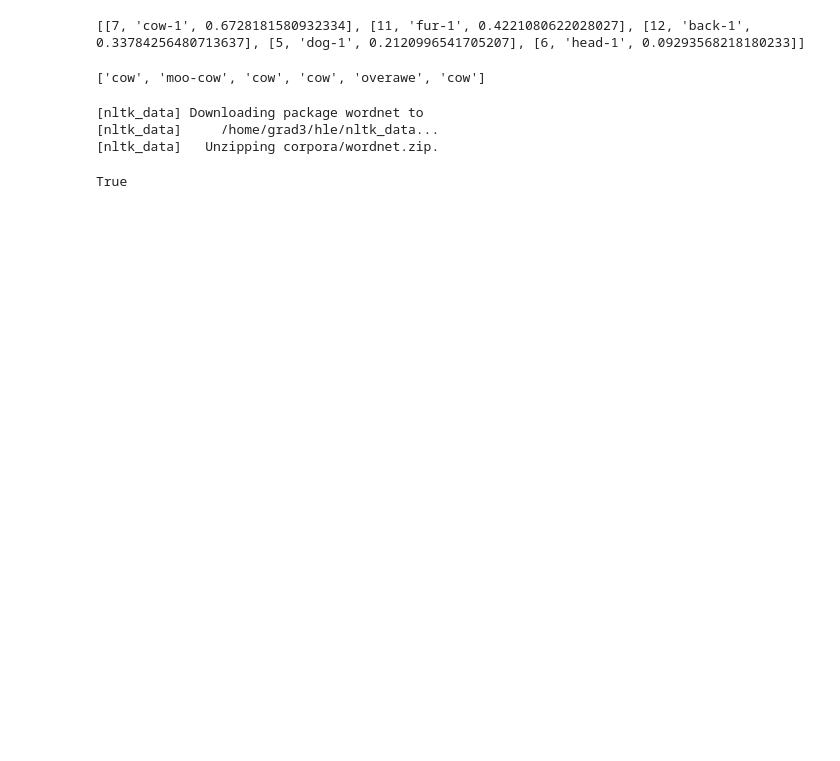
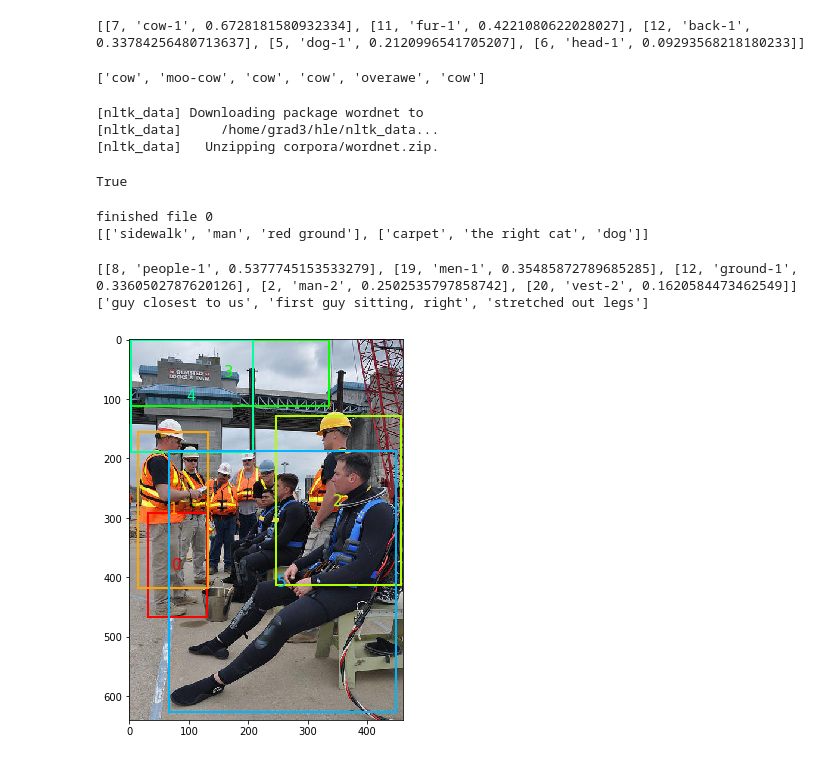
Before and after one commit to taufiqhusada/rsa_referring_expression, a Jupyter notebook: Process_refCOCO_images_and_match_object_to_label.ipynb, the cells around one changed output. Saved outputs shown, nothing was run; the diff lists cells and outputs as text; code cells hidden in the pictures; blank space fills up the shorter version.

```diff
--- a/Process_refCOCO_images_and_match_object_to_label.ipynb
+++ b/Process_refCOCO_images_and_match_object_to_label.ipynb
@@ -92,0 +120,41 @@ True
+# %%
+calc_expression(0, 2, 3)
+# %% [output]
+finished file 0
+[['sidewalk', 'man', 'red ground'], ['carpet', 'the right cat', 'dog']]
+# %%
+def get_cmap(n, name='hsv'):
+    '''Returns a function that maps each index in 0, 1, ..., n-1 to a distinct
+    RGB color; the keyword argument name must be a standard mpl colormap name.'''
+    return plt.cm.get_cmap(name, n)
+# %%
+box_data = df[['box_alias', 'x1','y1','w','h']]
+bbox = label['bbox'][0]
+top_5 = top_5_match(box_data, bbox)
+print(top_5)
+removed_boxes = [box[1] for box in top_5 if box[2] > 0.5]
+fig,ax = plt.subplots(1, figsize=(7,7))
+img = image
+colors = get_cmap(10)
+ax.imshow(img)
+rng = [i for i in range(len(box_data))]
+counter = 0
+for i in rng[:]:
+    if counter >=5:
+        break
+    name, x,y,w,h = list(box_data.iloc[i,:])
+    if name in removed_boxes:
+        continue
+    ax,color = draw_box_obj(str(counter),x,y,w,h,img,ax,color=colors(counter))
+    counter += 1
+
+# DRAWING THE BOX OF THE TRUE LABEL AND PRINT THE TRUE LABELS (REFCOCO)
+print(label['ref_sents'])
+
+sentence = label['ref_sents'][0]
+ax, color = draw_box_obj(str(counter),bbox[0],bbox[1],bbox[2],bbox[3],img,ax, color=colors(counter))
+fig.savefig('foo1.png')
+# %% [output]
+[[8, 'people-1', 0.5377745153533279], [19, 'men-1', 0.35485872789685285], [12, 'ground-1', 0.3360502787620126], [2, 'man-2', 0.2502535797858742], [20, 'vest-2', 0.1620584473462549]]
+['guy closest to us', 'first guy sitting, right', 'stretched out legs']
+[figure, added]
```
Also changed, not shown: parts of 13 cells of this notebook, 12 other files.
